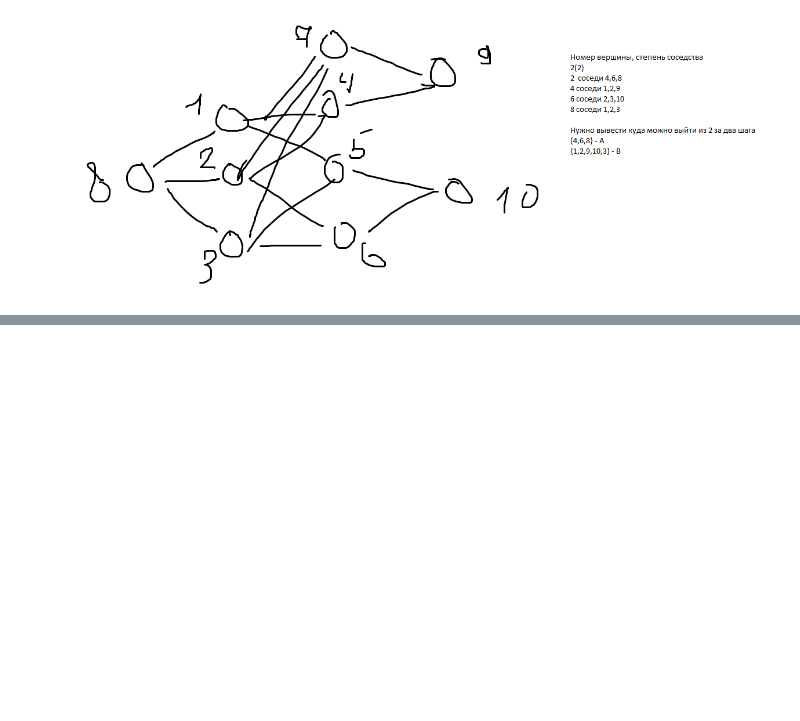
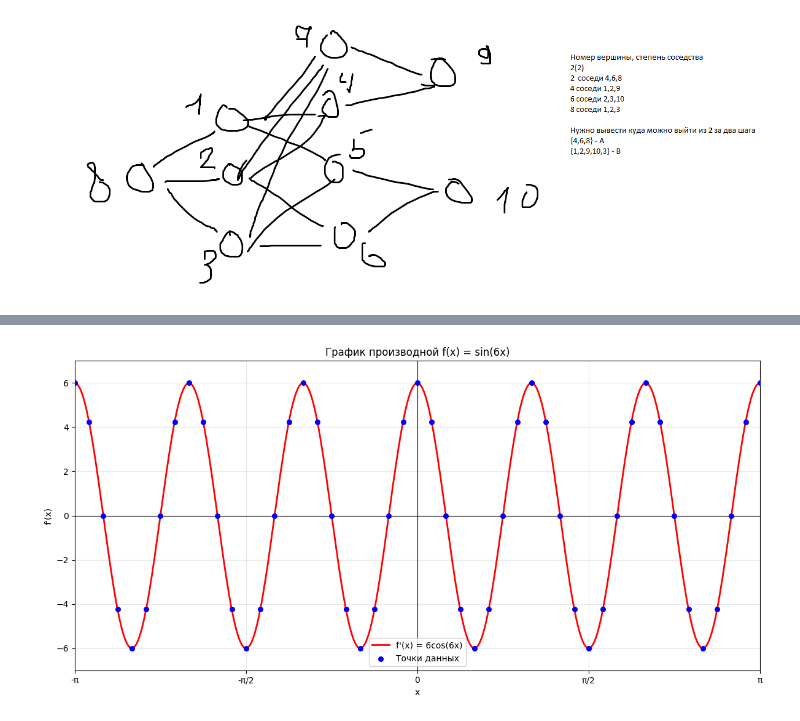
Before and after one commit to Vladimir-Kozomazov/Vladimir-Kozomazov.github.io, a Jupyter notebook: Софа_матмод.ipynb, the cells around one changed output, grey strips where cells are left out. Drawn from its saved outputs; the diff is of its cells as text; code cells hidden in the pictures; blank space fills up the shorter version.

```diff
--- a/Софа_матмод.ipynb
+++ b/Софа_матмод.ipynb
@@ -1720,0 +1725,51 @@ print(edges['2'])
+# %%
+import numpy as np
+import matplotlib.pyplot as plt
+
+# Создание фигуры и осей
+fig, ax = plt.subplots(figsize=(12, 6))
+
+# Диапазон x от -π до π
+x = np.linspace(-np.pi, np.pi, 500)
+# Производная функции f(x)=sin(6x) равна 6cos(6x)
+y = 6 * np.cos(6 * x)
+
+# Построение графика
+ax.plot(x, y, 'r-', linewidth=2, label="f'(x) = 6cos(6x)")
+
+# Добавление точек данных (48 точек от 0 до 48 равномерно по x)
+x_points = np.linspace(-np.pi, np.pi, 49)  # 49 точек (0..48 включительно)
+y_points = 6 * np.cos(6 * x_points)
+ax.scatter(x_points, y_points, color='blue', s=30, zorder=5, label='Точки данных')
+
+# Настройка сетки и осей
+ax.axhline(y=0, color='black', linewidth=0.8)
+ax.axvline(x=0, color='black', linewidth=0.8)
+ax.grid(True, alpha=0.3)
+
+# Настройка пределов осей
+ax.set_xlim(-np.pi, np.pi)
+ax.set_ylim(-7, 7)
+
+# Подписи осей
+ax.set_xlabel('x')
+ax.set_ylabel("f'(x)")
+ax.set_title("График производной f(x) = sin(6x)")
+
+# Метки на осях
+xticks = [-np.pi, -np.pi/2, 0, np.pi/2, np.pi]
+xtick_labels = ['-π', '-π/2', '0', 'π/2', 'π']
+ax.set_xticks(xticks)
+ax.set_xticklabels(xtick_labels)
+
+yticks = [-6, -4, -2, 0, 2, 4, 6]
+ax.set_yticks(yticks)
+
+# Легенда
+ax.legend()
+
+# Показать график
+plt.tight_layout()
+plt.show()
+# %% [output]
+[figure, added]
```
Also changed, not shown: parts of 8 cells of this notebook.
